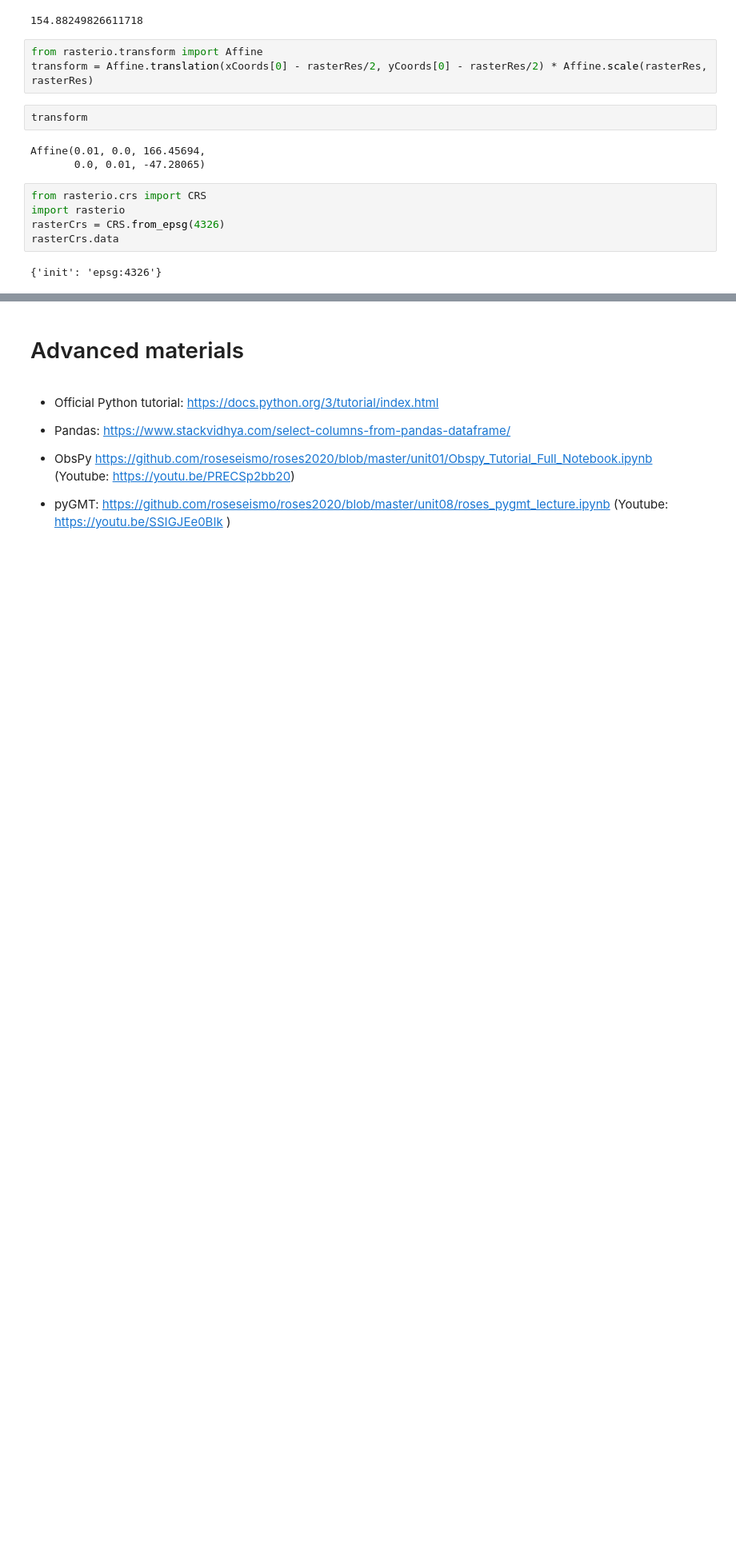
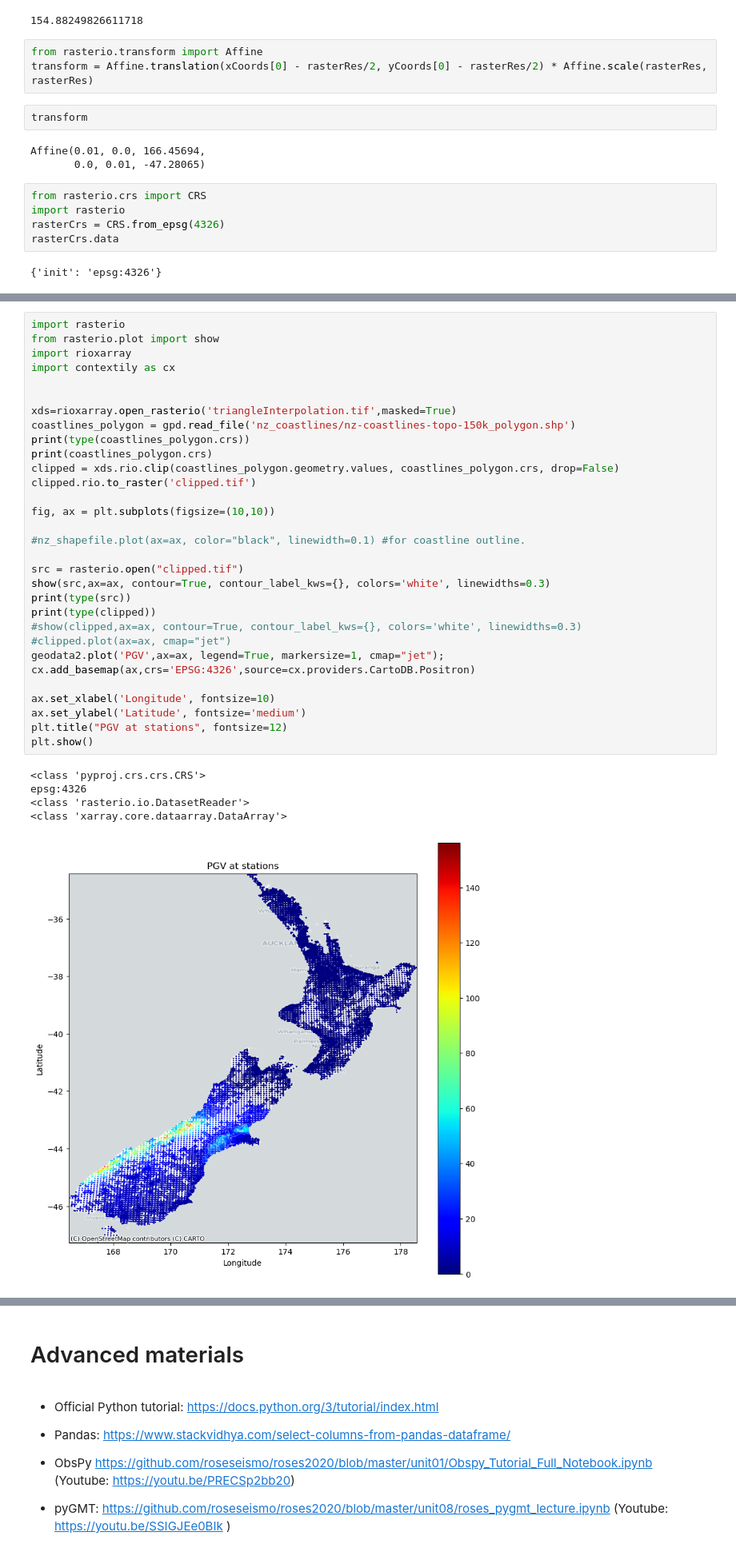
Before and after one commit to sungeunbae/python_tutorial, a Jupyter notebook: QuakeCoRE Python Workshop.ipynb, the cells around one changed output, grey strips where cells are left out. Shown at 80% size. Saved outputs shown, nothing was run; the diff lists cells and outputs as text; blank space fills up the shorter version.

Commit message:
Finished interpolation/clipping/basemap

```diff
--- a/QuakeCoRE Python Workshop.ipynb
+++ b/QuakeCoRE Python Workshop.ipynb
@@ -1324,0 +1367,37 @@ triInterpRaster.close()
+# %%
+import rasterio
+from rasterio.plot import show
+import rioxarray
+import contextily as cx
+
+
+xds=rioxarray.open_rasterio('triangleInterpolation.tif',masked=True)
+coastlines_polygon = gpd.read_file('nz_coastlines/nz-coastlines-topo-150k_polygon.shp')
+print(type(coastlines_polygon.crs))
+print(coastlines_polygon.crs)
+clipped = xds.rio.clip(coastlines_polygon.geometry.values, coastlines_polygon.crs, drop=False)
+clipped.rio.to_raster('clipped.tif')
+
+fig, ax = plt.subplots(figsize=(10,10))
+
+#nz_shapefile.plot(ax=ax, color="black", linewidth=0.1) #for coastline outline.
+
+src = rasterio.open("clipped.tif")
+show(src,ax=ax, contour=True, contour_label_kws={}, colors='white', linewidths=0.3)
+print(type(src))
+print(type(clipped))
+#show(clipped,ax=ax, contour=True, contour_label_kws={}, colors='white', linewidths=0.3)
+#clipped.plot(ax=ax, cmap="jet")
+geodata2.plot('PGV',ax=ax, legend=True, markersize=1, cmap="jet");
+cx.add_basemap(ax,crs='EPSG:4326',source=cx.providers.CartoDB.Positron)
+
+ax.set_xlabel('Longitude', fontsize=10)
+ax.set_ylabel('Latitude', fontsize='medium')
+plt.title("PGV at stations", fontsize=12)
+plt.show()
+# %% [output]
+<class 'pyproj.crs.crs.CRS'>
+epsg:4326
+<class 'rasterio.io.DatasetReader'>
+<class 'xarray.core.dataarray.DataArray'>
+[figure, added]
```
Also changed, not shown: parts of 18 cells of this notebook.
